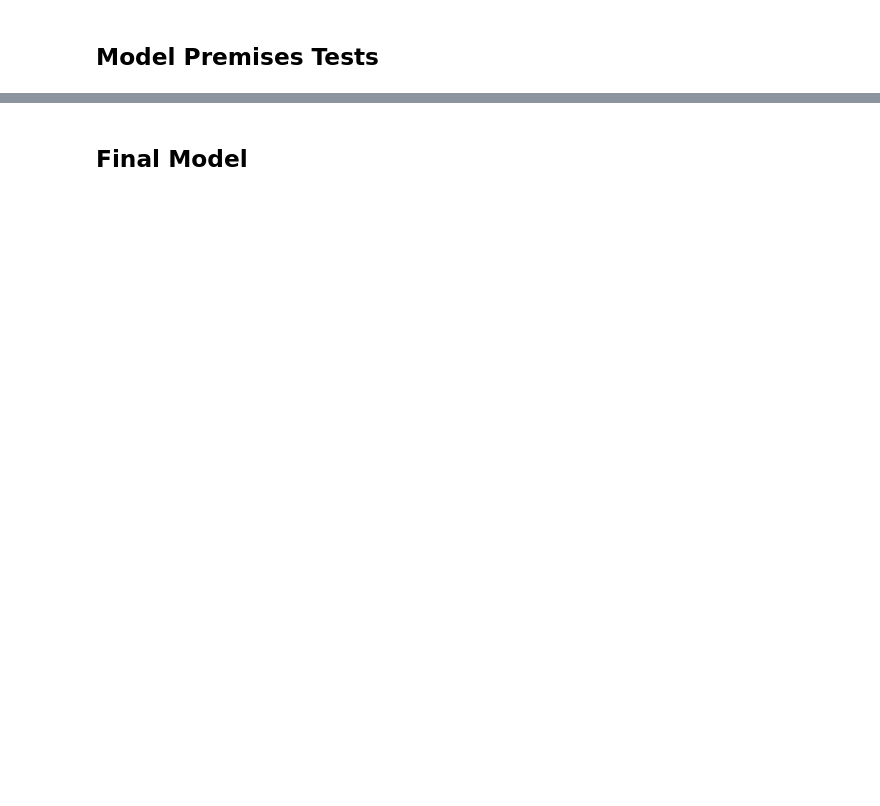
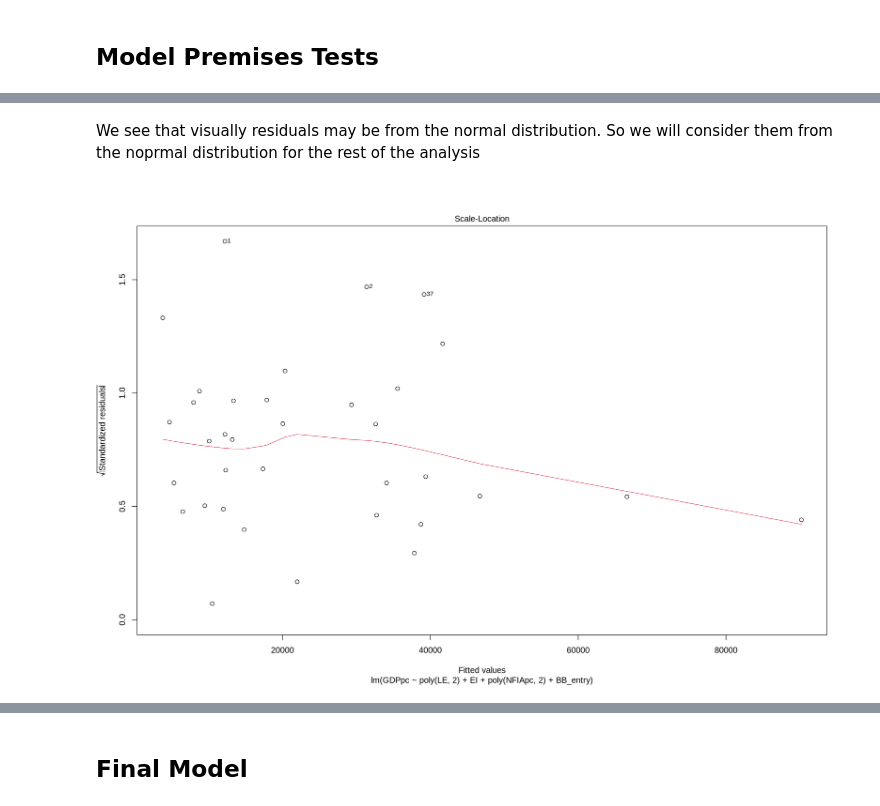
Before and after one commit to nickobard/eurostat-datasets-analysis, a Jupyter notebook: sem-3/semestral-work.ipynb, the cells around one changed output, grey strips where cells are left out. Drawn from its saved outputs; the diff is of its cells as text; code cells hidden in the pictures; blank space fills up the shorter version.

```diff
--- a/sem-3/semestral-work.ipynb
+++ b/sem-3/semestral-work.ipynb
@@ -852,0 +886,6 @@ https://cran.r-project.org/web/packages/olsrr/vignettes/regression_diagnostics.h
+# %% [markdown]
+We see that visually residuals may be from the normal distribution. So we will consider them from the noprmal distribution for the rest of the analysis
+# %%
+plot(model, which=3)
+# %% [output]
+[figure, added]
```
Also changed, not shown: parts of 15 cells of this notebook.
